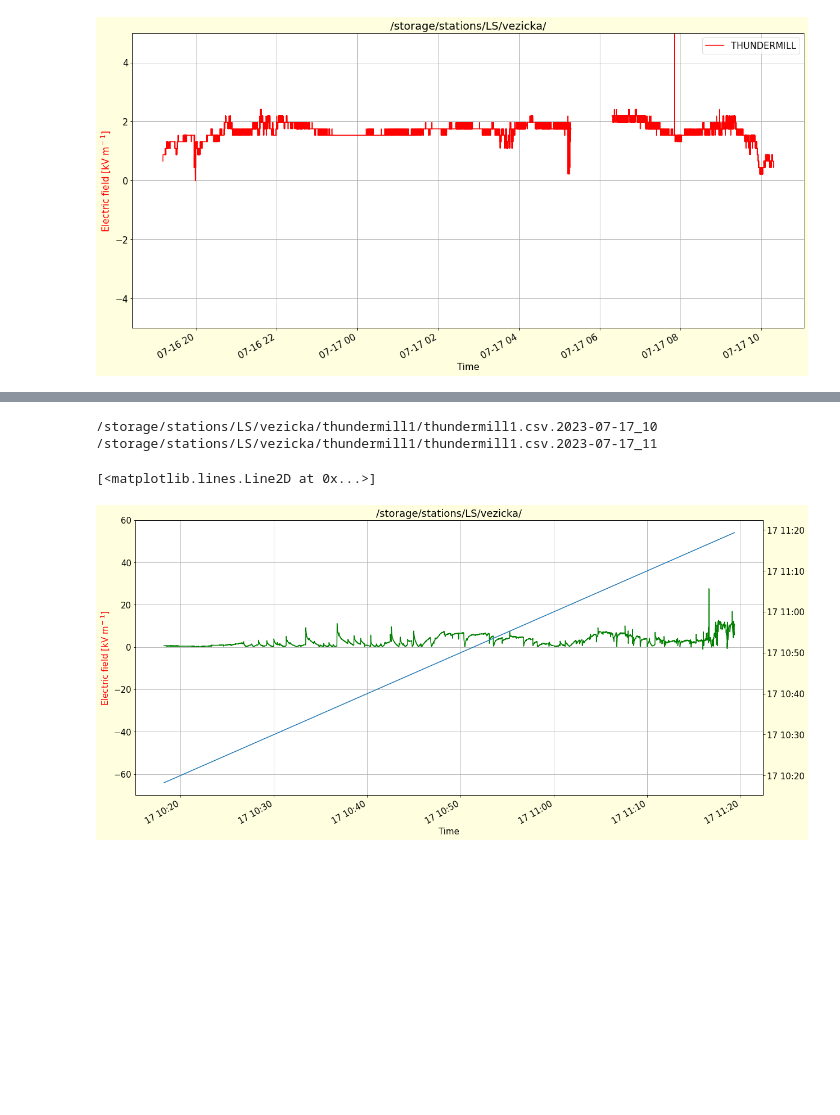
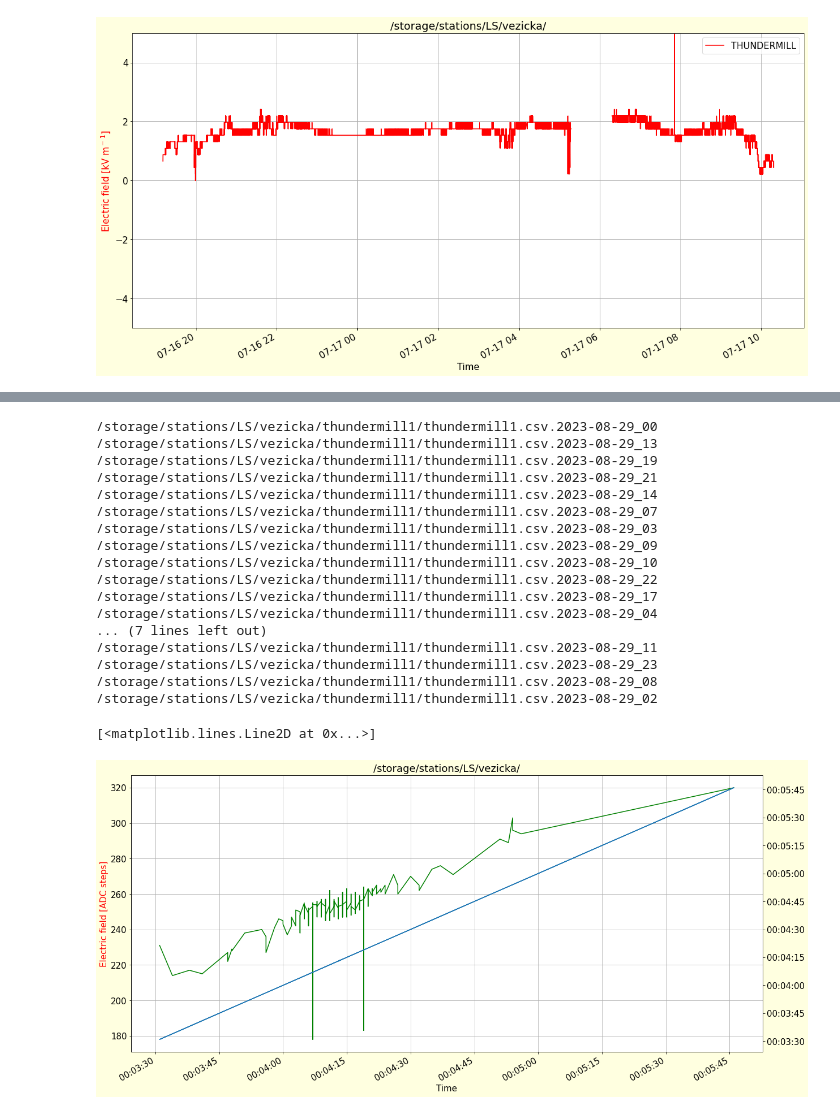
Before and after one commit to ODZ-UJF-AV-CR/LSvezicka, a Jupyter notebook: notebooks/EFM.ipynb, the cells around one changed output, grey strips where cells are left out. Cells and saved outputs as stored; diff of their text form; code cells hidden in the pictures; blank space fills up the shorter version.

```diff
--- a/notebooks/EFM.ipynb
+++ b/notebooks/EFM.ipynb
@@ -128,7 +245,9 @@ plt.ylim(-5,5)
 [figure]
 # %%
 fto = '/storage/stations/LS/vezicka/'
-datum = '2023-07-18*'
+datum = '2023-08-29*'
+datum = '2023-09-26*'
+#datum = '2023-07-19*'
 
 ftt = glob.iglob(fto+"/**/efm*.csv."+datum) # generator, search immediate subdirectories
 
@@ -179,7 +298,7 @@ for f in ftt:
 
     label = 'THUNDERMILL'
     color = 'green'
-    factor = 0.1 # kV/m
+    factor = 0.2 # kV/m
 
     df['field'] = df.iloc[:,1:].max(axis=1)
     df['field1'] = df.iloc[:,1:].min(axis=1)
@@ -187,8 +306,10 @@ for f in ftt:
     df.set_index('time', inplace=True, drop=False)
     df['field'] = pd.to_numeric(df['field'])
 
-    ((df['field']-256)*factor).plot(label=label, color=color)
-    #((df['field1']-256)*factor).plot(label=label, color=color)
+    #((df[125]-256)*factor).plot(label=label, color=color)
+    ((df[90]-256)*factor).plot(label=label, color=color)
+    #((df['field']-256)*factor).plot(label=label, color='darkgreen')
+    #((df['field1']-256)*factor).plot(label=label, color='lightgreen')
 
 plt.ylabel('Electric field [kV m$^-$$^1$]', color='red')
 plt.title(fto)
@@ -196,7 +317,11 @@ plt.title(fto)
 #plt.legend(['UP','DOWN'], labelcolor=['red','blue'], handlelength=0, handletextpad=0, fancybox=True)
 plt.grid()
 plt.xlabel('Time')
-#plt.ylim(-50,50)
-plt.ylim(-5,5)
+#plt.ylim(-100,60)
+#plt.ylim(-5,5)
+#plt.xlim('2023-07-19 13:00','2023-07-19 15:00')
+#plt.xlim('2023-07-25 09:00','2023-07-25 13:00') # zatim jedina bourka cela zaznamenana THUNDERMILL, 25. 7. 2023
+#plt.xlim('2023-07-25 15:00','2023-07-25 18:00')
+#plt.xlim('2023-08-29 00:00','2023-08-29 23:00')
 
 plt.legend(['Boltek UP','Boltek DOWN', 'THUNDERMILL'], loc=3,labelcolor=['red','blue', 'green'], handlelength=0, handletextpad=0, fancybox=True)
@@ -225,7 +330,7 @@ plt.figure(figsize=(20,10), facecolor='lightyellow')
 matplotlib.rcParams.update({'font.size': 15})
 
 
-ftt = glob.iglob(fto+"/**/thundermill1.csv.2023-07-17_1*") # generator, search immediate subdirectories
+ftt = glob.iglob(fto+"/**/thundermill1.csv.2023-08-29_*") # generator, search immediate subdirectories
 
 label = 'THUNDERMILL'
 color = 'green'
@@ -234,40 +339,58 @@ factor = 0.219 # kV/m
 df = pd.DataFrame()
 
 for f in ftt:
     print(f)
     l=[]
     l.extend(range(0,200))
 
     rdf = pd.read_csv(f, sep=',', header=None, names=l, comment='*', low_memory=False, on_bad_lines='skip')
 
 
     rdf['field'] = rdf.iloc[:,1:].max(axis=1)
     rdf['field1'] = rdf.iloc[:,1:].min(axis=1)
     rdf['time'] = pd.to_datetime(rdf[0],unit='s')
     rdf.set_index('time', inplace=True, drop=False)
     rdf['field'] = pd.to_numeric(rdf['field'])
 
     df = pd.concat([df, rdf])
-    #((df['field1']-128)*factor).plot(label=label, color=color)
 
-((df['field']-128)*factor).plot(label=label, color=color)
-plt.ylabel('Electric field [kV m$^-$$^1$]', color='red')
+((df[125])).plot(label=label, color=color)
+#((df['field'])).plot(label=label, color=color)
+#((df['field1'])).plot(label=label, color=color)
+plt.ylabel('Electric field [ADC steps]', color='red')
 plt.title(fto)
 #plt.legend(['THUNDERMILL'])
 #plt.legend(['UP','DOWN'], labelcolor=['red','blue'], handlelength=0, handletextpad=0, fancybox=True)
 plt.grid()
 plt.xlabel('Time')
 #plt.ylim(-50,50)
-plt.ylim(-70,60)
+#plt.ylim(230,300)
+#plt.xlim('2023-07-19 14:02:00','2023-07-19 14:03:30')
 
 plt.twinx()
 
 plt.plot(df['time'])
+#plt.ylim(pd.to_datetime('2023-07-19 14:02:00'),pd.to_datetime('2023-07-19 14:03:00'))
 # %% [output]
-/storage/stations/LS/vezicka/thundermill1/thundermill1.csv.2023-07-17_10
-/storage/stations/LS/vezicka/thundermill1/thundermill1.csv.2023-07-17_11
+/storage/stations/LS/vezicka/thundermill1/thundermill1.csv.2023-08-29_00
+/storage/stations/LS/vezicka/thundermill1/thundermill1.csv.2023-08-29_13
+/storage/stations/LS/vezicka/thundermill1/thundermill1.csv.2023-08-29_19
+/storage/stations/LS/vezicka/thundermill1/thundermill1.csv.2023-08-29_21
+/storage/stations/LS/vezicka/thundermill1/thundermill1.csv.2023-08-29_14
+/storage/stations/LS/vezicka/thundermill1/thundermill1.csv.2023-08-29_07
+/storage/stations/LS/vezicka/thundermill1/thundermill1.csv.2023-08-29_03
+/storage/stations/LS/vezicka/thundermill1/thundermill1.csv.2023-08-29_09
+/storage/stations/LS/vezicka/thundermill1/thundermill1.csv.2023-08-29_10
+/storage/stations/LS/vezicka/thundermill1/thundermill1.csv.2023-08-29_22
+/storage/stations/LS/vezicka/thundermill1/thundermill1.csv.2023-08-29_17
+/storage/stations/LS/vezicka/thundermill1/thundermill1.csv.2023-08-29_04
+... (7 lines left out)
+/storage/stations/LS/vezicka/thundermill1/thundermill1.csv.2023-08-29_11
+/storage/stations/LS/vezicka/thundermill1/thundermill1.csv.2023-08-29_23
+/storage/stations/LS/vezicka/thundermill1/thundermill1.csv.2023-08-29_08
+/storage/stations/LS/vezicka/thundermill1/thundermill1.csv.2023-08-29_02
 [<matplotlib.lines.Line2D at 0x...>]
-[figure, old version]
+[figure, new version]
 # %%
 df
 # %% [output]
```
Also changed, not shown: parts of 20 cells of this notebook.
